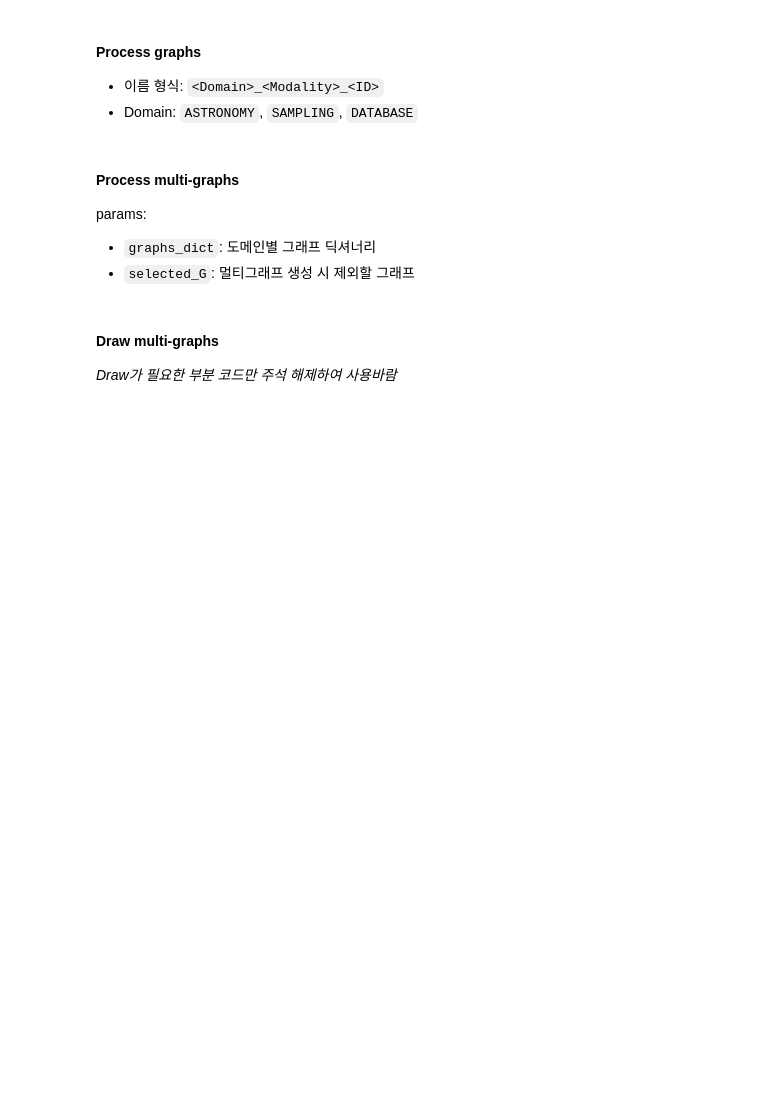
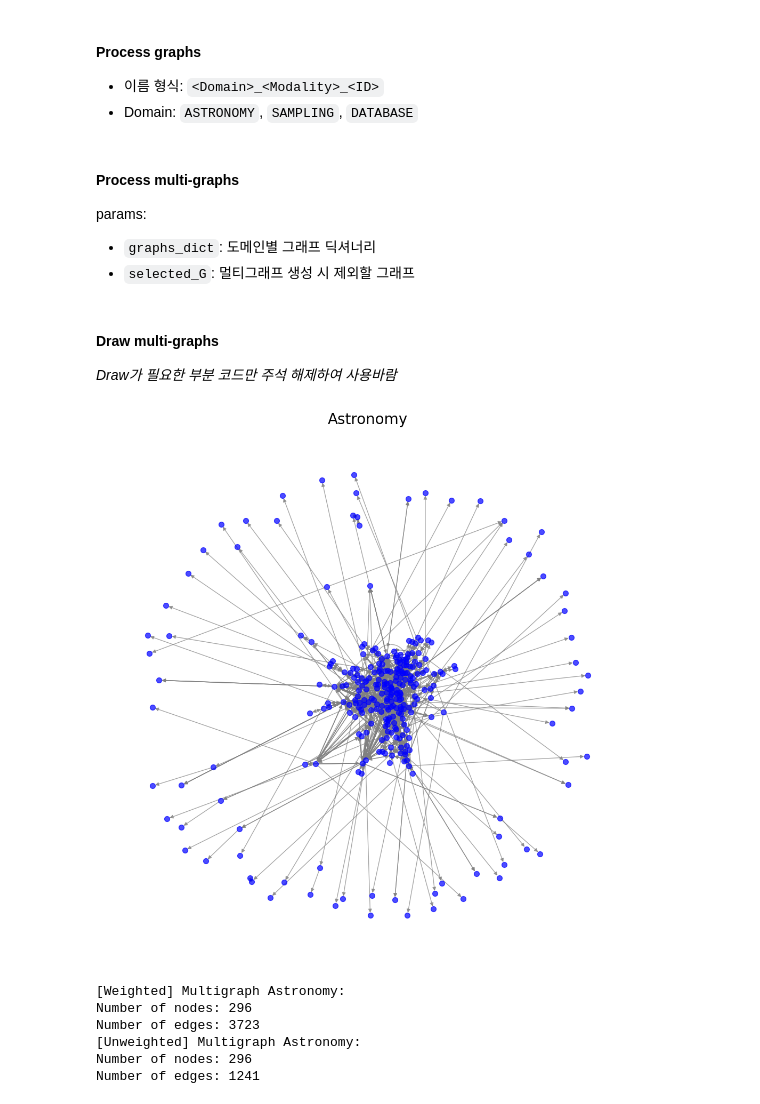
Before and after one commit to MintCat98/GPT-ConceptMapAnalysis, a Jupyter notebook: multi_draw.ipynb, the cells around one changed output. Saved outputs shown, nothing was run; the diff lists cells and outputs as text; code cells hidden in the pictures; blank space fills up the shorter version.

Commit message:
Ver-3.2.1 1. Minor changes to `multi_draw.ipynb` and `single_draw.ipynb`. 2. Drawing results have been added to each file.

```diff
--- a/multi_draw.ipynb
+++ b/multi_draw.ipynb
@@ -159,0 +154,19 @@ def draw_multigraph(G, title = "Title"):
+# %%
+draw_multigraph(multigraph_astronomy, "Astronomy")
+
+print(f"""[Weighted] Multigraph Astronomy:
+Number of nodes: {multigraph_astronomy.number_of_nodes()}
+Number of edges: {multigraph_astronomy.number_of_edges()}""")
+
+multigraph_astronomy = nx.DiGraph(multigraph_astronomy)
+print(f"""[Unweighted] Multigraph Astronomy:
+Number of nodes: {multigraph_astronomy.number_of_nodes()}
+Number of edges: {multigraph_astronomy.number_of_edges()}""")
+# %% [output]
+[figure, added]
+[Weighted] Multigraph Astronomy:
+Number of nodes: 296
+Number of edges: 3723
+[Unweighted] Multigraph Astronomy:
+Number of nodes: 296
+Number of edges: 1241
```
Also changed, not shown: parts of 5 cells of this notebook, 2 other files.
